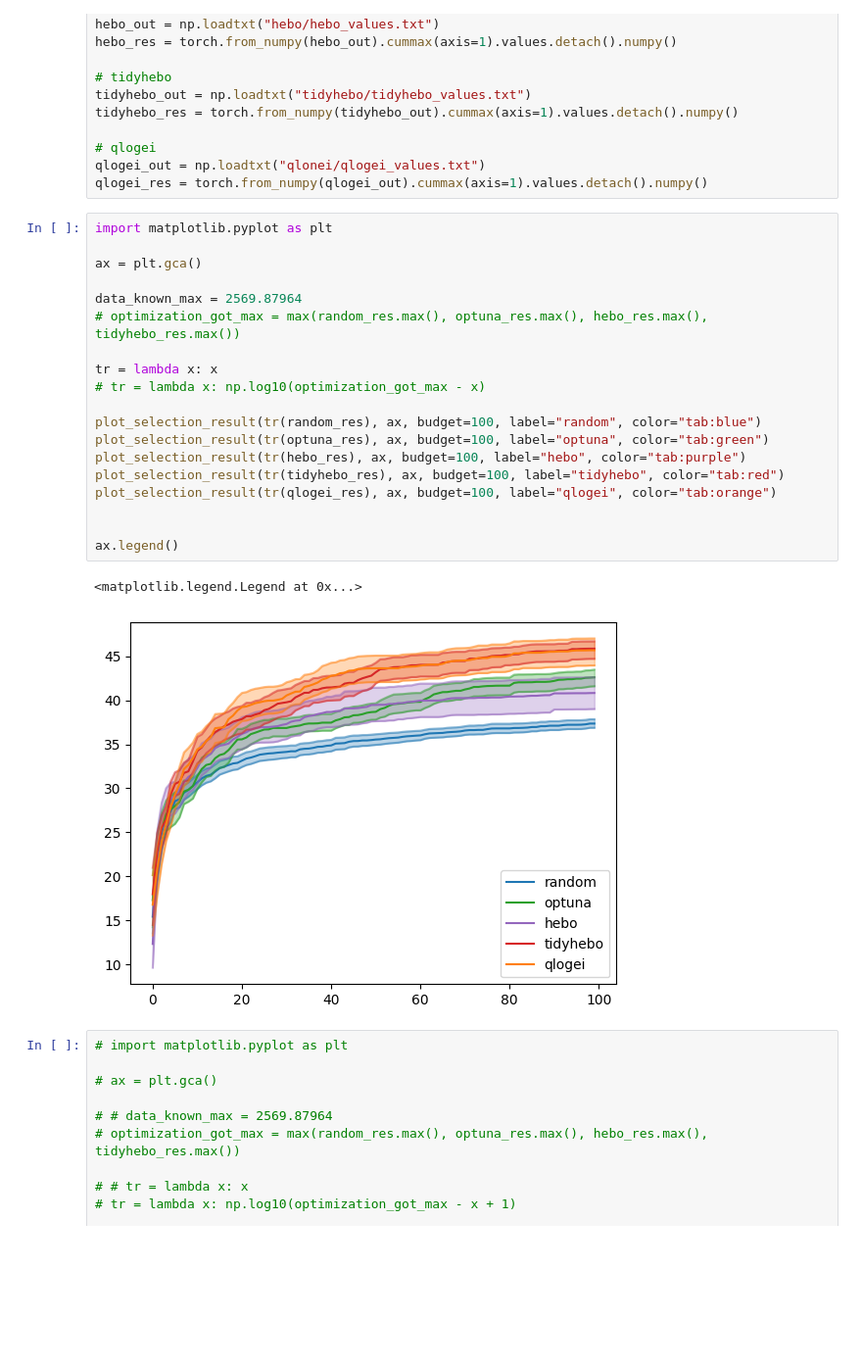
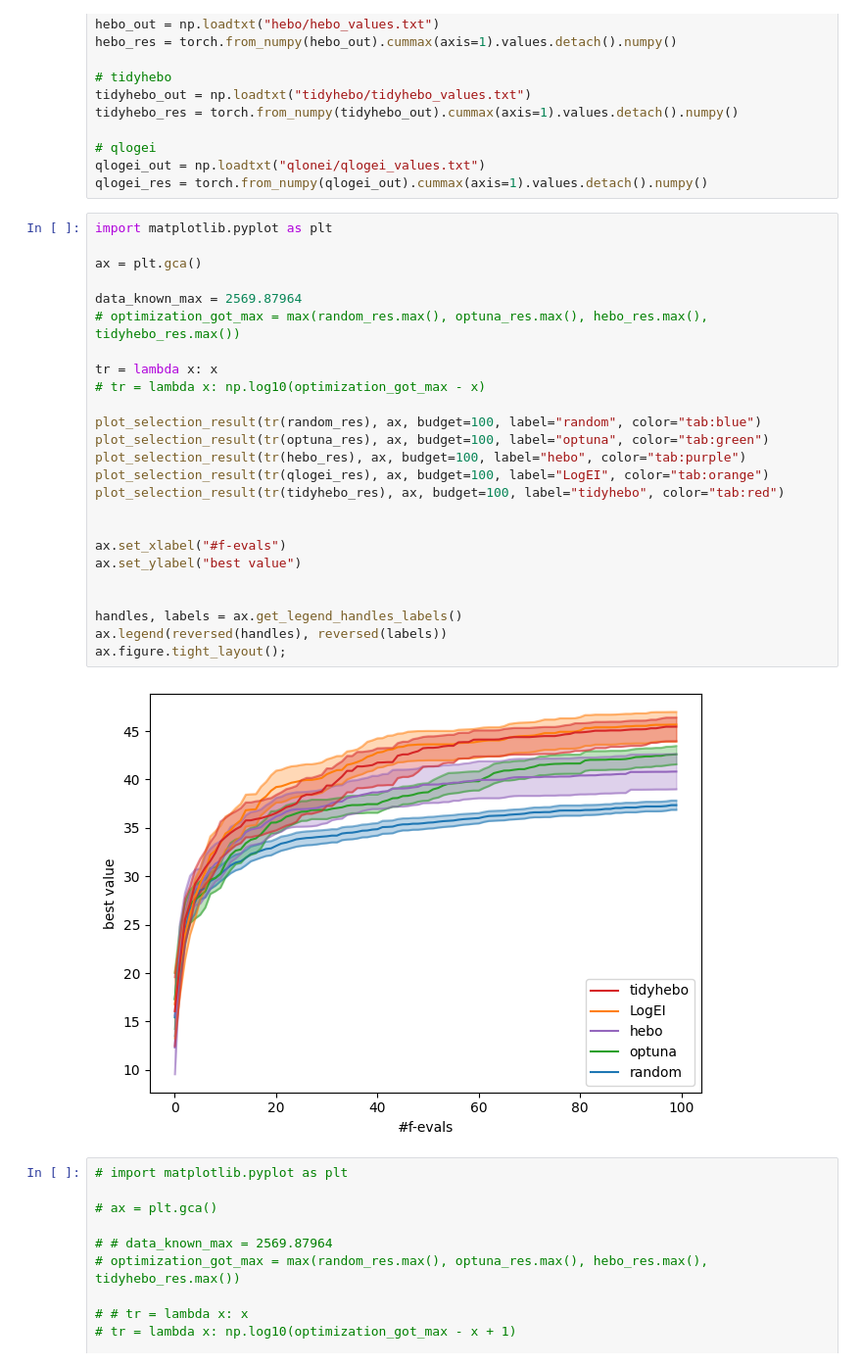
Before and after one commit to Ch-LZ/tidyhebo, a Jupyter notebook: example/olympus2/barrel/barrel.ipynb, the cells around one changed output. Shown at 98% size. Drawn from its saved outputs; the diff is of its cells as text; blank space fills up the shorter version.

```diff
--- a/example/olympus2/barrel/barrel.ipynb
+++ b/example/olympus2/barrel/barrel.ipynb
@@ -51,25 +51,30 @@ qlogei_res = torch.from_numpy(qlogei_out).cummax(axis=1).values.detach().numpy()
 # %%
 import matplotlib.pyplot as plt
 
 ax = plt.gca()
 
 data_known_max = 2569.87964
 # optimization_got_max = max(random_res.max(), optuna_res.max(), hebo_res.max(), tidyhebo_res.max())
 
 tr = lambda x: x
 # tr = lambda x: np.log10(optimization_got_max - x)
 
 plot_selection_result(tr(random_res), ax, budget=100, label="random", color="tab:blue")
 plot_selection_result(tr(optuna_res), ax, budget=100, label="optuna", color="tab:green")
 plot_selection_result(tr(hebo_res), ax, budget=100, label="hebo", color="tab:purple")
+plot_selection_result(tr(qlogei_res), ax, budget=100, label="LogEI", color="tab:orange")
 plot_selection_result(tr(tidyhebo_res), ax, budget=100, label="tidyhebo", color="tab:red")
-plot_selection_result(tr(qlogei_res), ax, budget=100, label="qlogei", color="tab:orange")
 
 
-ax.legend()
+ax.set_xlabel("#f-evals")
+ax.set_ylabel("best value")
+
+
+handles, labels = ax.get_legend_handles_labels()
+ax.legend(reversed(handles), reversed(labels))
+ax.figure.tight_layout();
 # %% [output]
-<matplotlib.legend.Legend at 0x...>
-[figure, old version]
+[figure, new version]
 # %%
 # import matplotlib.pyplot as plt
 
```
Also changed, not shown: 5 other files.
